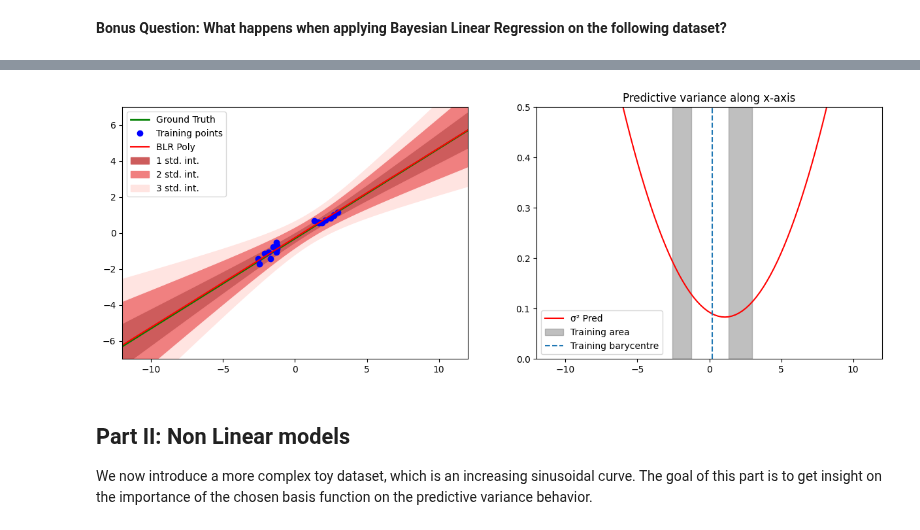
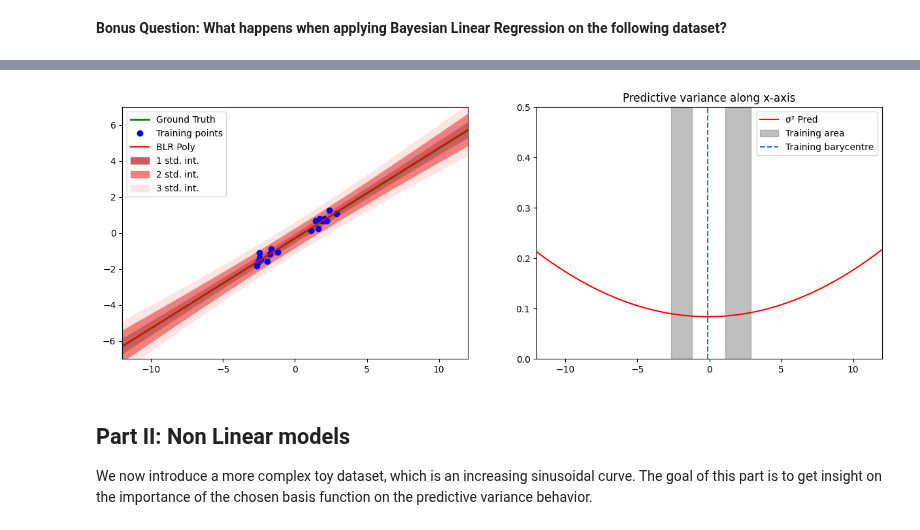
Before and after one commit to CharlesAttend/M2-DAC, a Jupyter notebook: RDFIA/TME/Section3/3_a_Bayesian_Linear_Regression.ipynb, the cells around one changed output, grey strips where cells are left out. Saved outputs shown, nothing was run; the diff lists cells and outputs as text; code cells hidden in the pictures.

Commit message:
RDFIA: Fix: phi_linear_hole figure was wrong due to a coding error
`f_pred` re-definition forgoten leading to a erronus plot

```diff
--- a/RDFIA/TME/Section3/3_a_Bayesian_Linear_Regression.ipynb
+++ b/RDFIA/TME/Section3/3_a_Bayesian_Linear_Regression.ipynb
@@ -403,31 +403,37 @@ plt.show()
 # %%
 # TO DO: Define f_pred, predict on test points and plot results
-
+f_pred = closed_form(
+    phi_linear,
+    dataset_hole["X_train"],
+    dataset_hole["y_train"],
+    dataset_hole["ALPHA"],
+    dataset_hole["BETA"],
+)
 # You should use the following parameters for plot_results
 # xmin=-12, xmax=12, ymin=-7, ymax=6, stdmin=0.0, stdmax=0.5
 res = np.array(
     [f_pred(x) for x in dataset_hole["X_test"]]
 )  # array of (mean, std) values
 y_pred = res[:, 0]
 std_pred = res[:, 1]
 
 plot_results(
     dataset_hole["X_train"],
     dataset_hole["y_train"],
     dataset_hole["X_test"],
     dataset_hole["y_test"],
     y_pred,
     std_pred,
     xmin=-12,
     xmax=12,
     ymin=-7,
     ymax=7,
     stdmin=0.0,
     stdmax=0.5,
     save_name="phi_linear_hole.pdf",
 )
 # %% [output]
-[figure, old version]
+[figure, new version]
 # %% [markdown]
 ## Part II: Non Linear models
 
```
Also changed, not shown: parts of 4 cells of this notebook, 1 other file.
